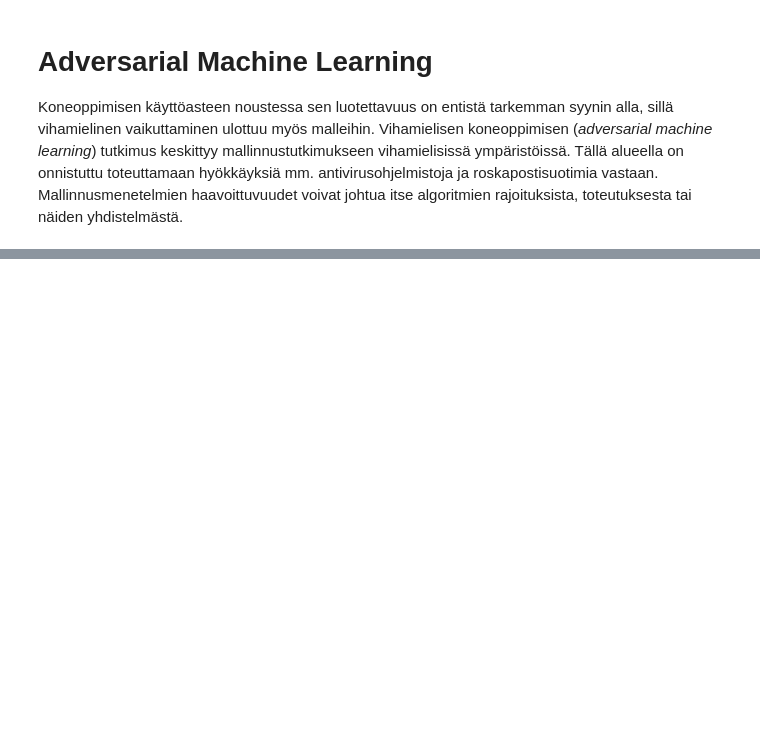
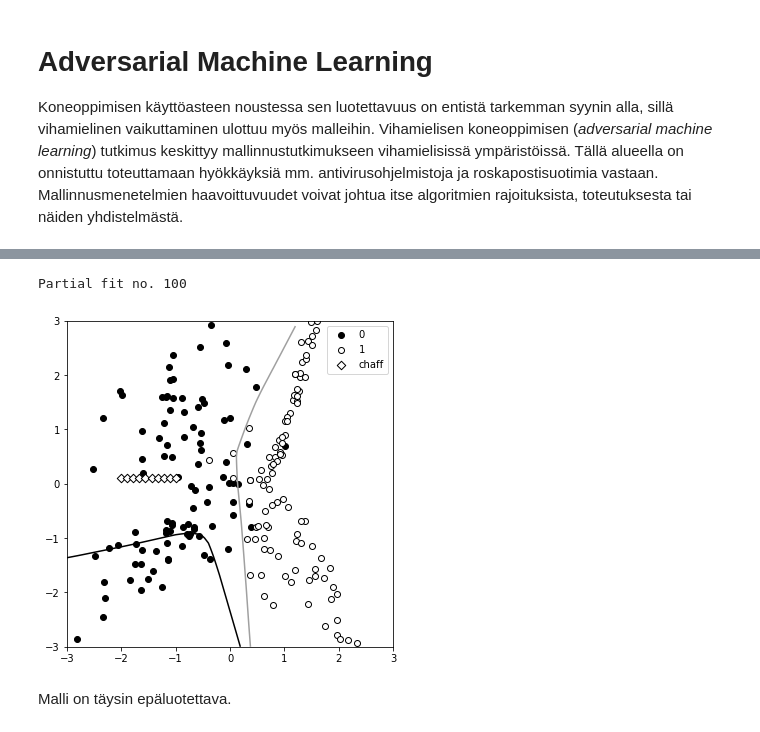
Before and after one commit to karmus89/machine-learning-and-security, a Jupyter notebook: 08. Adversarial Machine Learning.ipynb, the cells around one changed output, grey strips where cells are left out. Cells and saved outputs as stored; diff of their text form; code cells hidden in the pictures; blank space fills up the shorter version.

```diff
--- a/08. Adversarial Machine Learning.ipynb
+++ b/08. Adversarial Machine Learning.ipynb
@@ -22,0 +119,13 @@ Tutkimuksen alkuvaiheissa keskityttiin mm. laadullista analyysiä helpottavan ta
+# %%
+for i in range(11,101):
+    model.partial_fit(x_chaff,y_chaff)
+
+print(f'Partial fit no. {i}')
+results_poisoned = model.predict_proba(grid)[:, 1].reshape(xx.shape)
+plot_decision_boundary(x, y, results, x_chaff, y_chaff, results_poisoned)
+print()
+# %% [output]
+Partial fit no. 100
+[figure, added]
+# %% [markdown]
+Malli on täysin epäluotettava.
```
Also changed, not shown: parts of 20 cells of this notebook, 1 other file.
